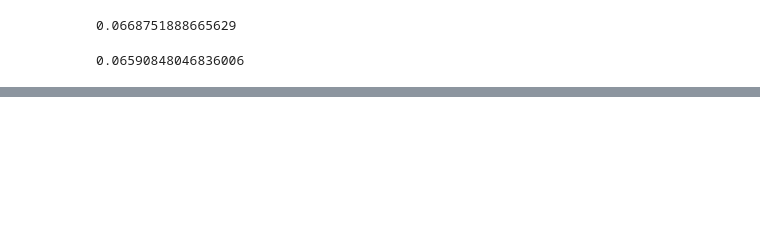
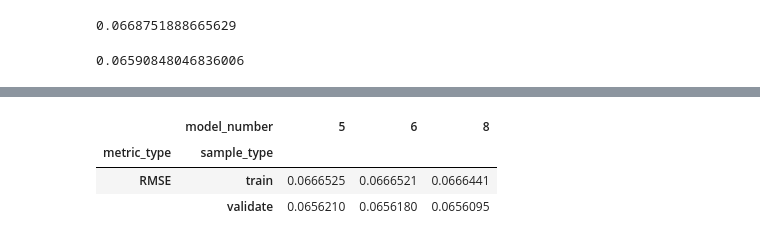
Before and after one commit to bensmith07/zillow-clustering-project, a Jupyter notebook: modeling_notebook.ipynb, the cells around one changed output, grey strips where cells are left out. Drawn from its saved outputs; the diff is of its cells as text; code cells hidden in the pictures; blank space fills up the shorter version.

```diff
--- a/modeling_notebook.ipynb
+++ b/modeling_notebook.ipynb
@@ -616,0 +599,7 @@ model_results
+# %%
+model.display_model_results(model.get_best_model_results(model_results))
+# %% [output]
+|  | model_number | 5 | 6 | 8 |
+| metric_type | sample_type |  |  |  |
+| RMSE | train | 0.0666525 | 0.0666521 | 0.0666441 |
+|  | validate | 0.0656210 | 0.0656180 | 0.0656095 |
```
Also changed, not shown: parts of 3 cells of this notebook.
